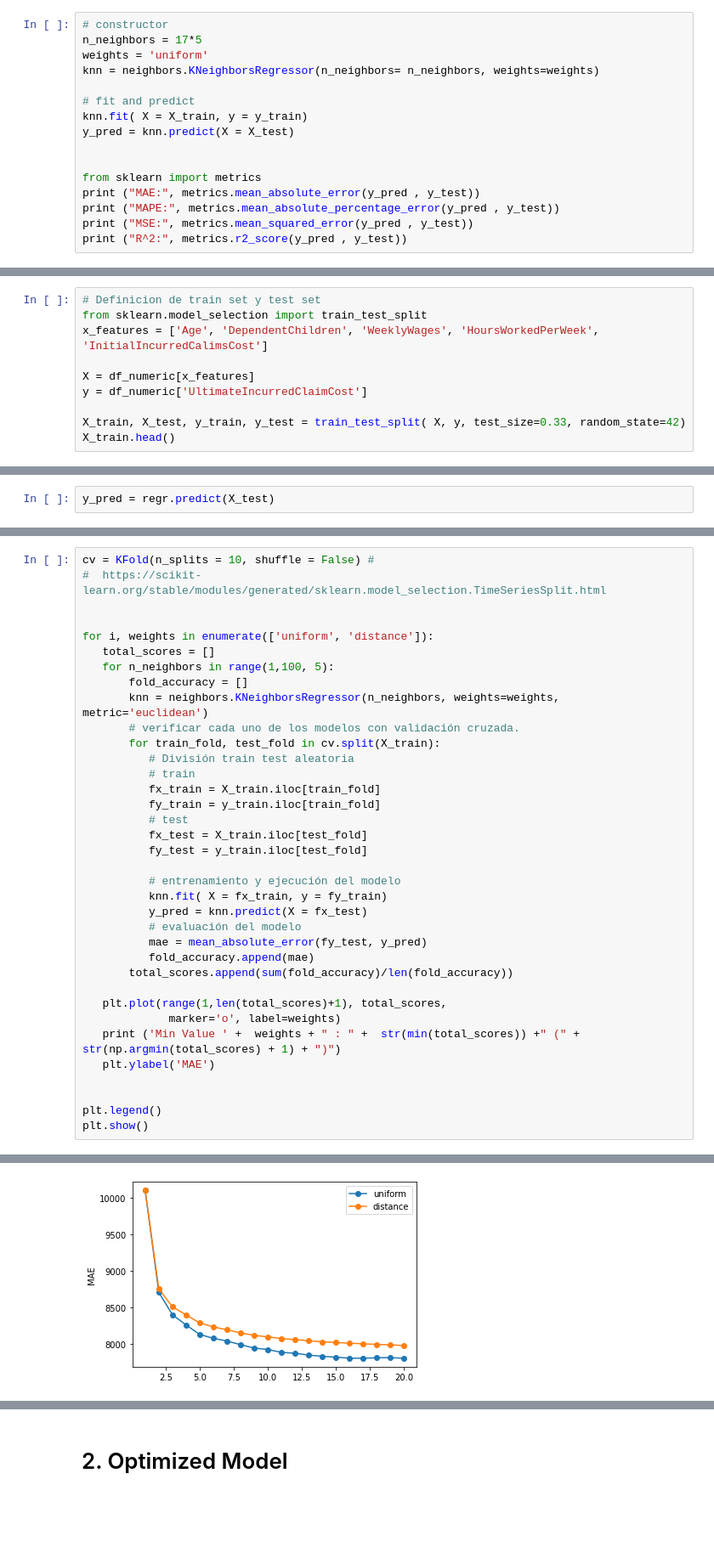
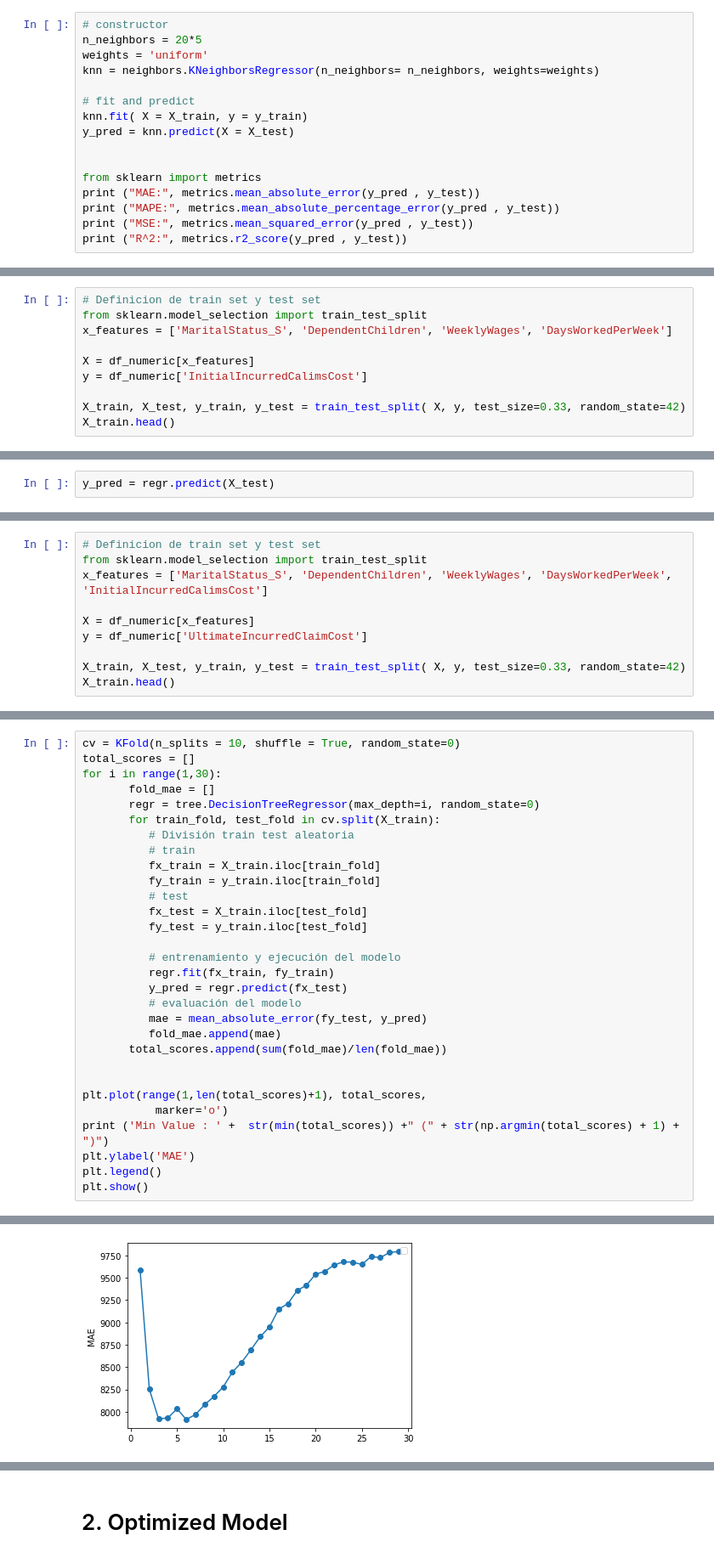
Before and after one commit to Laura-VFA/MachineLearning-21-22, a Jupyter notebook: ML_Deliverable3.ipynb, the cells around one changed output, grey strips where cells are left out. Shown at 85% size. Cells and saved outputs as stored; diff of their text form; blank space fills up the shorter version.

```diff
--- a/ML_Deliverable3.ipynb
+++ b/ML_Deliverable3.ipynb
@@ -320,6 +320,6 @@ Min Value distance : 7954.595845651258 (20)
 # %%
 # constructor
-n_neighbors = 17*5
+n_neighbors = 20*5
 weights = 'uniform'
 knn = neighbors.KNeighborsRegressor(n_neighbors= n_neighbors, weights=weights)
 
@@ -735,10 +730,10 @@ plt.show()
 # %%
 # Definicion de train set y test set
 from sklearn.model_selection import train_test_split
-x_features = ['Age', 'DependentChildren', 'WeeklyWages', 'HoursWorkedPerWeek', 'InitialIncurredCalimsCost']
+x_features = ['MaritalStatus_S', 'DependentChildren', 'WeeklyWages', 'DaysWorkedPerWeek']
 
 X = df_numeric[x_features]
-y = df_numeric['UltimateIncurredClaimCost']
+y = df_numeric['InitialIncurredCalimsCost']
 
 X_train, X_test, y_train, y_test = train_test_split( X, y, test_size=0.33, random_state=42)
 X_train.head()
@@ -854,0 +849,10 @@ plt.show()
+# %%
+# Definicion de train set y test set
+from sklearn.model_selection import train_test_split
+x_features = ['MaritalStatus_S', 'DependentChildren', 'WeeklyWages', 'DaysWorkedPerWeek', 'InitialIncurredCalimsCost']
+
+X = df_numeric[x_features]
+y = df_numeric['UltimateIncurredClaimCost']
+
+X_train, X_test, y_train, y_test = train_test_split( X, y, test_size=0.33, random_state=42)
+X_train.head()
@@ -855,14 +866,9 @@ plt.show()
 # %%
-cv = KFold(n_splits = 10, shuffle = False) #
-#  https://scikit-learn.org/stable/modules/generated/sklearn.model_selection.TimeSeriesSplit.html
-
-
-for i, weights in enumerate(['uniform', 'distance']):
-   total_scores = []
-   for n_neighbors in range(1,100, 5):
-       fold_accuracy = []
-       knn = neighbors.KNeighborsRegressor(n_neighbors, weights=weights, metric='euclidean')
-       # verificar cada uno de los modelos con validación cruzada.
+cv = KFold(n_splits = 10, shuffle = True, random_state=0)
+total_scores = []
+for i in range(1,30):
+       fold_mae = []
+       regr = tree.DecisionTreeRegressor(max_depth=i, random_state=0)
        for train_fold, test_fold in cv.split(X_train):
           # División train test aleatoria
           # train
@@ -873,19 +879,18 @@ for i, weights in enumerate(['uniform', 'distance']):
           fy_test = y_train.iloc[test_fold]
 
           # entrenamiento y ejecución del modelo
-          knn.fit( X = fx_train, y = fy_train)
-          y_pred = knn.predict(X = fx_test)
+          regr.fit(fx_train, fy_train)
+          y_pred = regr.predict(fx_test)
           # evaluación del modelo
           mae = mean_absolute_error(fy_test, y_pred)
-          fold_accuracy.append(mae)
-       total_scores.append(sum(fold_accuracy)/len(fold_accuracy))
-
-   plt.plot(range(1,len(total_scores)+1), total_scores,
-             marker='o', label=weights)
-   print ('Min Value ' +  weights + " : " +  str(min(total_scores)) +" (" + str(np.argmin(total_scores) + 1) + ")")
-   plt.ylabel('MAE')
+          fold_mae.append(mae)
+       total_scores.append(sum(fold_mae)/len(fold_mae))
 
 
+plt.plot(range(1,len(total_scores)+1), total_scores,
+           marker='o')
+print ('Min Value : ' +  str(min(total_scores)) +" (" + str(np.argmin(total_scores) + 1) + ")")
+plt.ylabel('MAE')
 plt.legend()
 plt.show()
 # %% [output]
@@ -894 +899 @@ Min Value distance : 7982.371814885791 (20)
-[figure, old version]
+[figure, new version]
```
Also changed, not shown: parts of 108 cells of this notebook.
